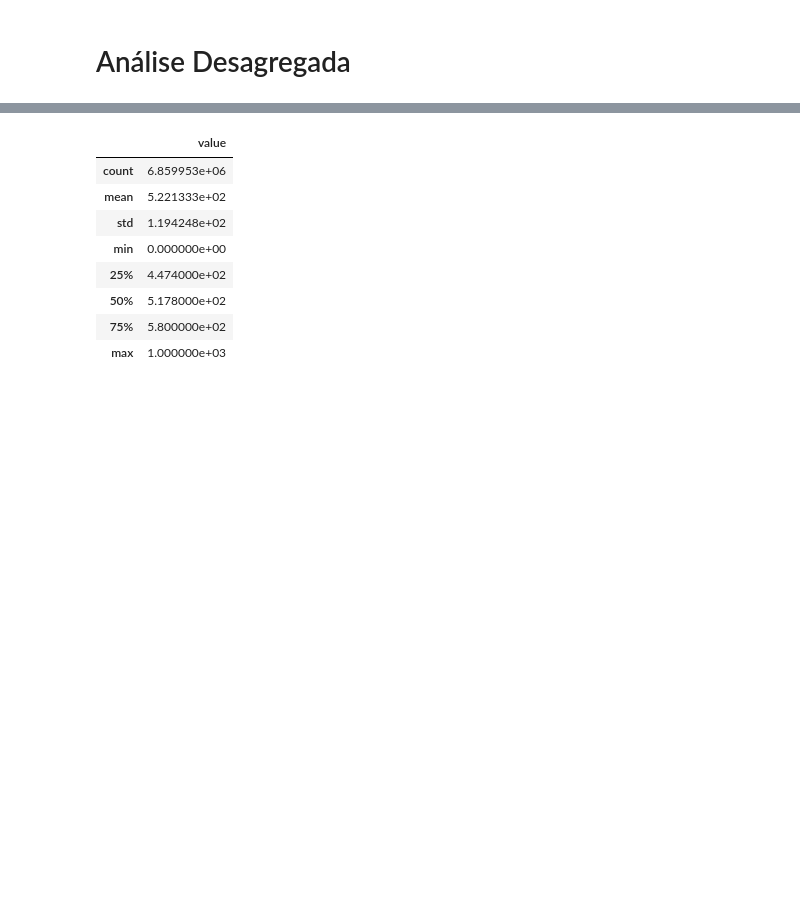
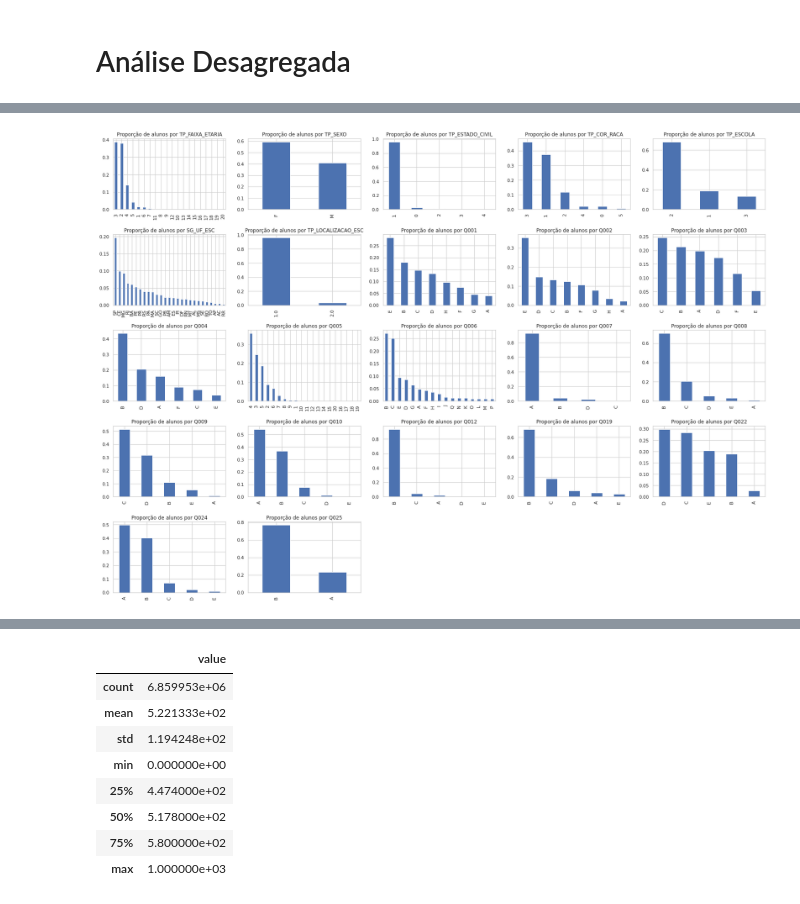
Before and after one commit to JV-Nunes/Relatorio-Conectividade, a Jupyter notebook: Analise/EDA/Enem.ipynb, the cells around one changed output, grey strips where cells are left out. Drawn from its saved outputs; the diff is of its cells as text; code cells hidden in the pictures; blank space fills up the shorter version.

```diff
--- a/Analise/EDA/Enem.ipynb
+++ b/Analise/EDA/Enem.ipynb
@@ -83,0 +110,15 @@ enem19.head()
+# %%
+def show_proportion(df, col):
+    df[col].value_counts(normalize=True).plot(kind='bar')
+    plt.title(f'Proporção de alunos por {col}')
+# %%
+categorical_cols = ['TP_FAIXA_ETARIA', 'TP_SEXO', 'TP_ESTADO_CIVIL', 'TP_COR_RACA', 'TP_ESCOLA', 'SG_UF_ESC', 'TP_LOCALIZACAO_ESC', 'Q001', 'Q002', 'Q003', 'Q004', 'Q005', 'Q006', 'Q007', 'Q008', 'Q009',
+       'Q010', 'Q012', 'Q019', 'Q022', 'Q024', 'Q025']
+# %%
+plt.figure(figsize=(28,20))
+plt.subplots_adjust(hspace=0.35)
+for i in enumerate(categorical_cols):
+    plt.subplot(5, 5, i[0]+1)
+    show_proportion(enem19, i[1])
+# %% [output]
+[figure, added]
```
Also changed, not shown: parts of 17 cells of this notebook, 13 other files.
